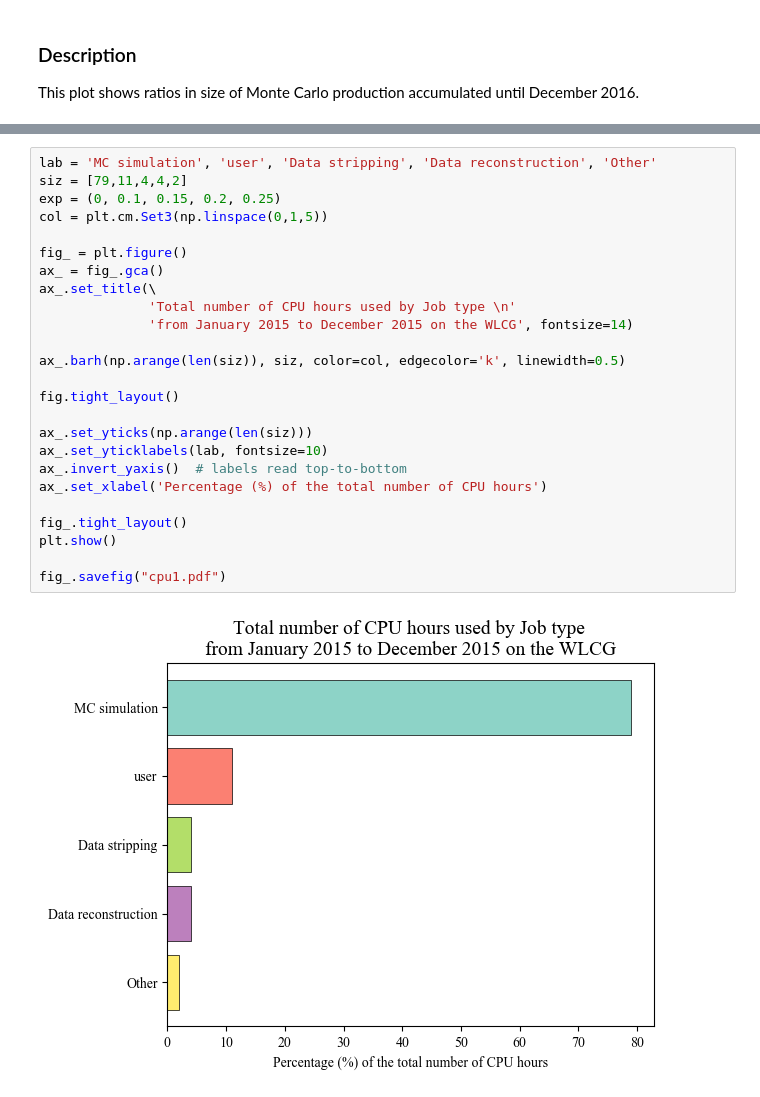
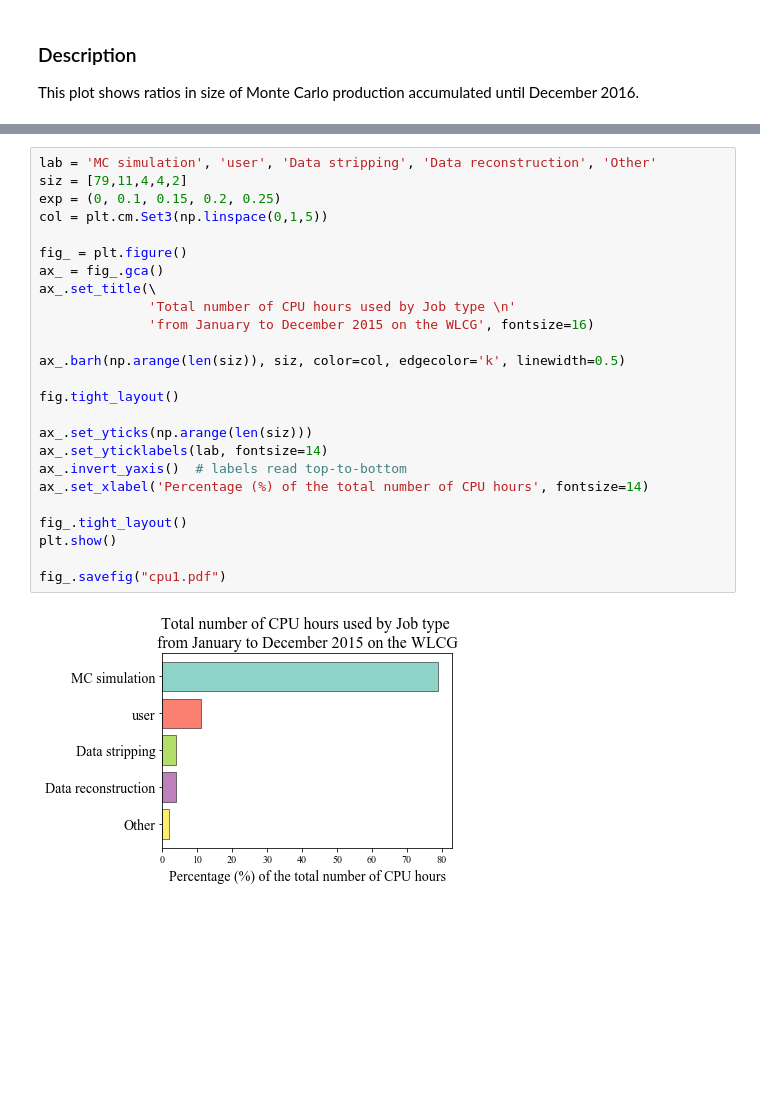
Before and after one commit to atrisovic/thesis-plots, a Jupyter notebook: lhcb-data-production-statistics.ipynb, the cells around one changed output, grey strips where cells are left out. Cells and saved outputs as stored; diff of their text form; blank space fills up the shorter version.

```diff
--- a/lhcb-data-production-statistics.ipynb
+++ b/lhcb-data-production-statistics.ipynb
@@ -147,30 +148,30 @@ fig_.savefig("mc_data.pdf")
 # %%
 lab = 'MC simulation', 'user', 'Data stripping', 'Data reconstruction', 'Other'
 siz = [79,11,4,4,2]
 exp = (0, 0.1, 0.15, 0.2, 0.25)
 col = plt.cm.Set3(np.linspace(0,1,5))
 
 fig_ = plt.figure()
 ax_ = fig_.gca()
 ax_.set_title(\
               'Total number of CPU hours used by Job type \n'
-              'from January 2015 to December 2015 on the WLCG', fontsize=14)
+              'from January to December 2015 on the WLCG', fontsize=16)
 
 ax_.barh(np.arange(len(siz)), siz, color=col, edgecolor='k', linewidth=0.5)
 
 fig.tight_layout()
 
 ax_.set_yticks(np.arange(len(siz)))
-ax_.set_yticklabels(lab, fontsize=10)
+ax_.set_yticklabels(lab, fontsize=14)
 ax_.invert_yaxis()  # labels read top-to-bottom
-ax_.set_xlabel('Percentage (%) of the total number of CPU hours')
+ax_.set_xlabel('Percentage (%) of the total number of CPU hours', fontsize=14)
 
 fig_.tight_layout()
 plt.show()
 
 fig_.savefig("cpu1.pdf")
 # %% [output]
-[figure, old version]
+[figure, new version]
 # %%
 lab = 'MC simulation', 'user', 'Data stripping', 'Data reconstruction',\
       'MC reconstruction','MC stripping','Turbo','Other'
```
Also changed, not shown: parts of 6 cells of this notebook, 1 other file.
